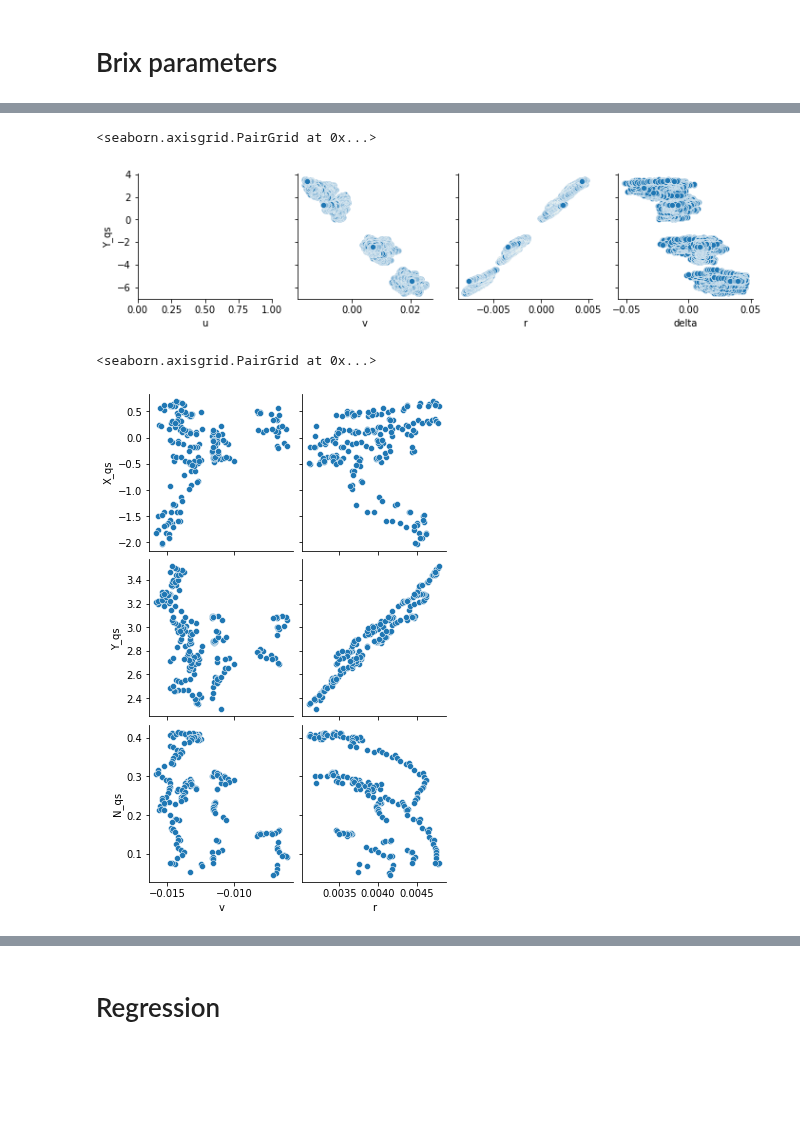
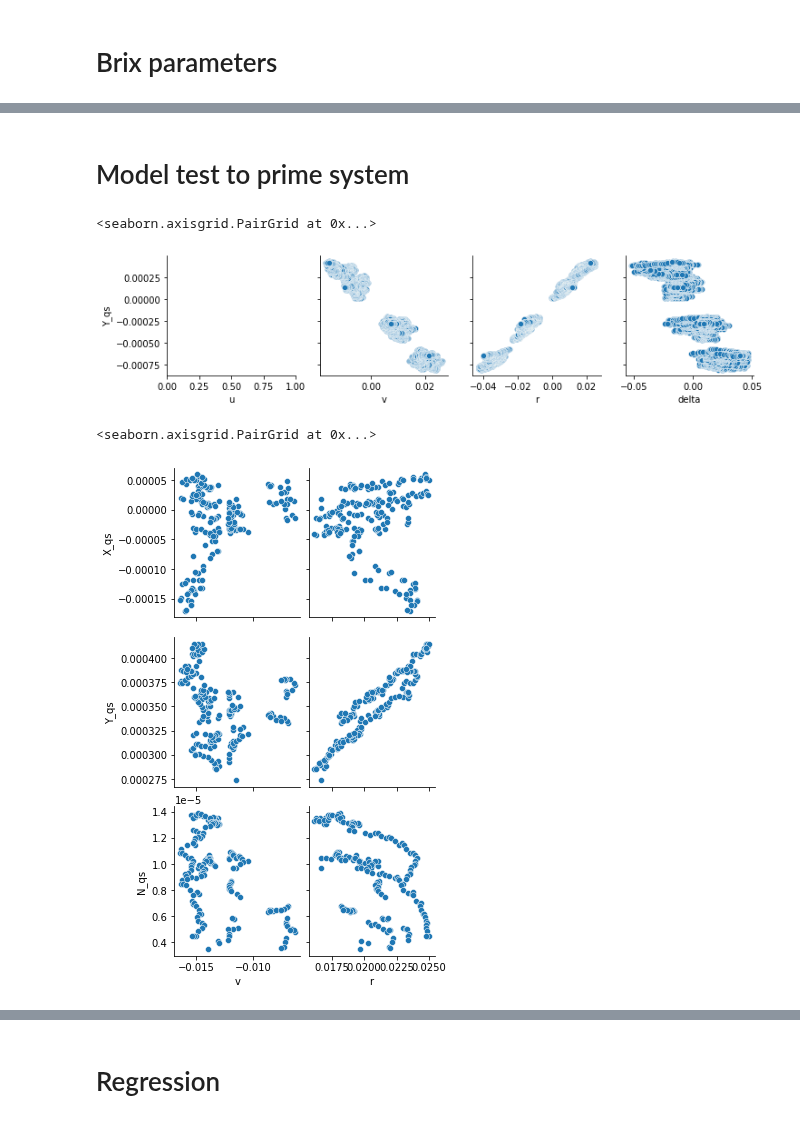
Before and after one commit to martinlarsalbert/VesselManoeuvringModels, a Jupyter notebook: notebooks/07.03_PIT_static_forces_nonlinear.ipynb, the cells around one changed output, grey strips where cells are left out. Cells and saved outputs as stored; diff of their text form; code cells hidden in the pictures; blank space fills up the shorter version.

```diff
--- a/notebooks/07.03_PIT_static_forces_nonlinear.ipynb
+++ b/notebooks/07.03_PIT_static_forces_nonlinear.ipynb
@@ -253,24 +256,42 @@ Nrrdelta            0.000000
 Nrdeltadelta        0.000000
 Ndeltadeltadelta    0.000000
 Name: brix_prime, dtype: float64
+# %% [markdown]
+# Model test to prime system
+# %%
+interesting = [
+    'u',
+    'v',
+    'r',
+    'u1d',
+    'v1d',
+    'r1d',
+    'delta',
+    'x0',
+    'y0',
+    'psi',
+    'id',
+    't',
+]
+df_prime = ps.prime(df[interesting], U=df['V'])
 # %%
-df['Y_qs'] = run(Y_qs_lambda, inputs=ship_parameters, **df, **df_parameters['brix_prime'])
-df['X_qs'] = run(X_qs_lambda, inputs=ship_parameters, **df, **df_parameters['brix_prime'])
-df['N_qs'] = run(N_qs_lambda, inputs=ship_parameters, **df, **df_parameters['brix_prime'])
+df_prime['Y_qs'] = run(Y_qs_lambda, inputs= ps.prime(ship_parameters), **df_prime, **df_parameters['brix_prime'])
+df_prime['X_qs'] = run(X_qs_lambda, inputs= ps.prime(ship_parameters), **df_prime, **df_parameters['brix_prime'])
+df_prime['N_qs'] = run(N_qs_lambda, inputs=ps.prime(ship_parameters), **df_prime, **df_parameters['brix_prime'])
 # %%
-g = sns.PairGrid(df, x_vars=['u','v','r','delta'], y_vars=['Y_qs'])
+g = sns.PairGrid(df_prime, x_vars=['u','v','r','delta'], y_vars=['Y_qs'])
 g.map_upper(sns.scatterplot)
 g.map_lower(sns.kdeplot)
 g.map_diag(sns.kdeplot, lw=3, legend=False)
 # %% [output]
 <seaborn.axisgrid.PairGrid at 0x...>
-[figure, old version]
+[figure, new version]
 # %%
-mask = df['delta'] <= df['delta'].quantile(q=0.01)
-df_min = df.loc[mask].copy()
+mask = df_prime['delta'] <= df_prime['delta'].quantile(q=0.01)
+df_min = df_prime.loc[mask].copy()
 sns.pairplot(df_min, x_vars=['v','r'], y_vars=['X_qs','Y_qs','N_qs'])
 # %% [output]
 <seaborn.axisgrid.PairGrid at 0x...>
-[figure, old version]
+[figure, new version]
 # %%
 fig,ax=plt.subplots()
```
Also changed, not shown: parts of 20 cells of this notebook, 5 other files.
